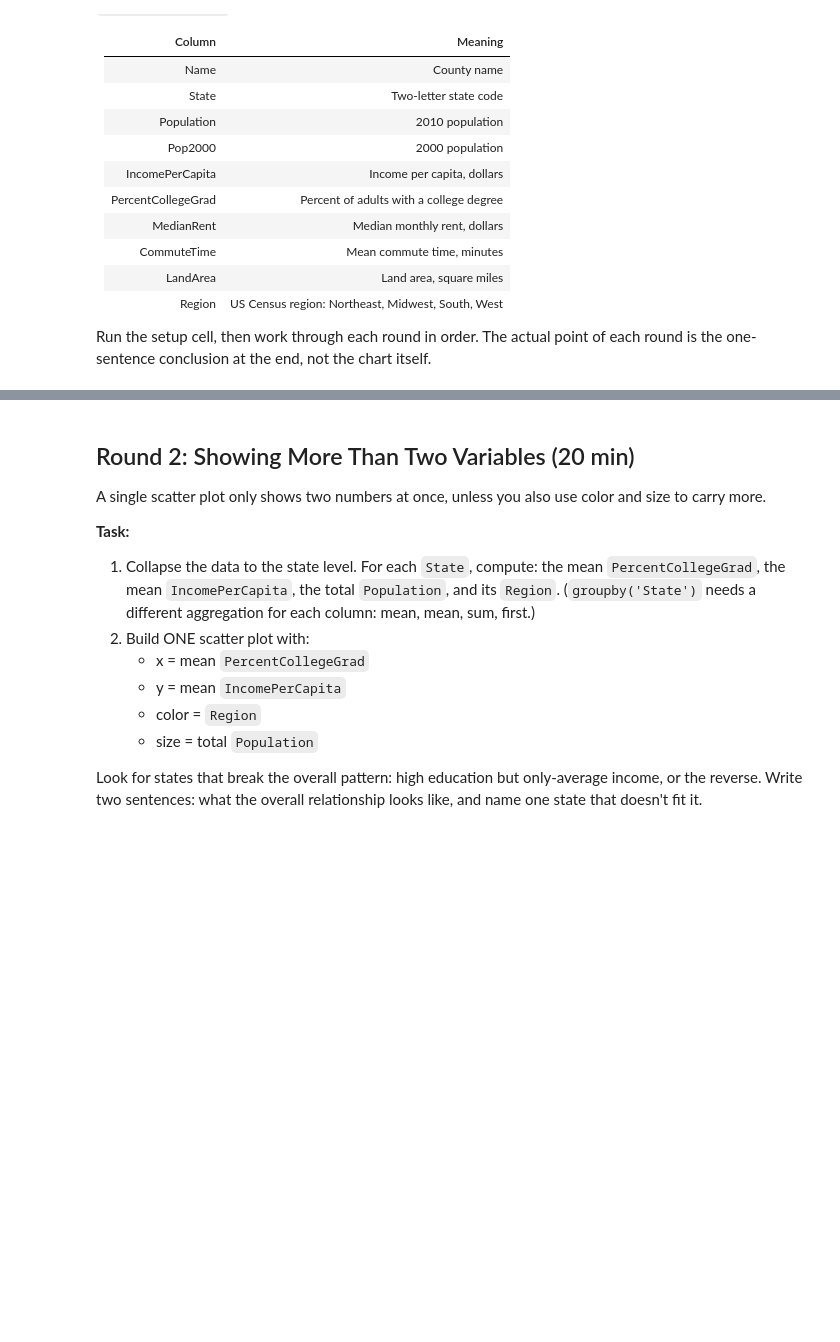
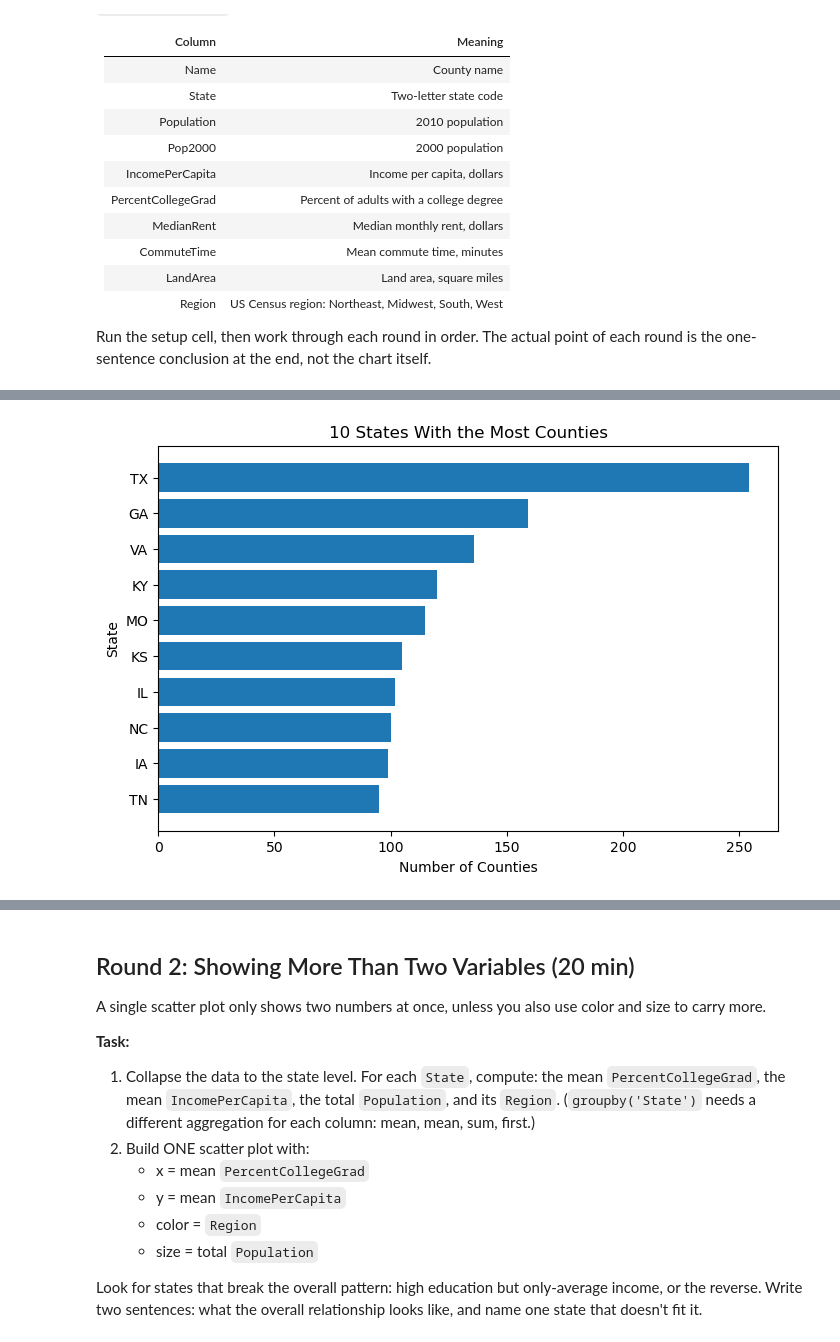
Before and after one commit to vmadagiri/cs5045, a Jupyter notebook: seminar_4/visualization_handson.ipynb, the cells around one changed output, grey strips where cells are left out. Saved outputs shown, nothing was run; the diff lists cells and outputs as text; code cells hidden in the pictures; blank space fills up the shorter version.

```diff
--- a/seminar_4/visualization_handson.ipynb
+++ b/seminar_4/visualization_handson.ipynb
@@ -53,0 +68,16 @@ For each one: build a chart, then write a one-sentence answer as a comment.
+# %%
+# 1b. The 10 states with the most counties in this dataset, ranked.
+# Build one chart. One-sentence answer as a comment below.
+# A horizontal bar chart makes the state ranking easy to compare.
+county_counts = df['State'].value_counts().head(10)
+plt.figure(figsize=(8, 5))
+plt.barh(county_counts.index, county_counts.values)
+plt.gca().invert_yaxis()
+plt.title('10 States With the Most Counties')
+plt.xlabel('Number of Counties')
+plt.ylabel('State')
+plt.show()
+
+# Texas has the most counties (254) then it's Georgia (159) and Virginia (136).
+# %% [output]
+[figure, added]
```
Also changed, not shown: parts of 10 cells of this notebook, 5 other files.
